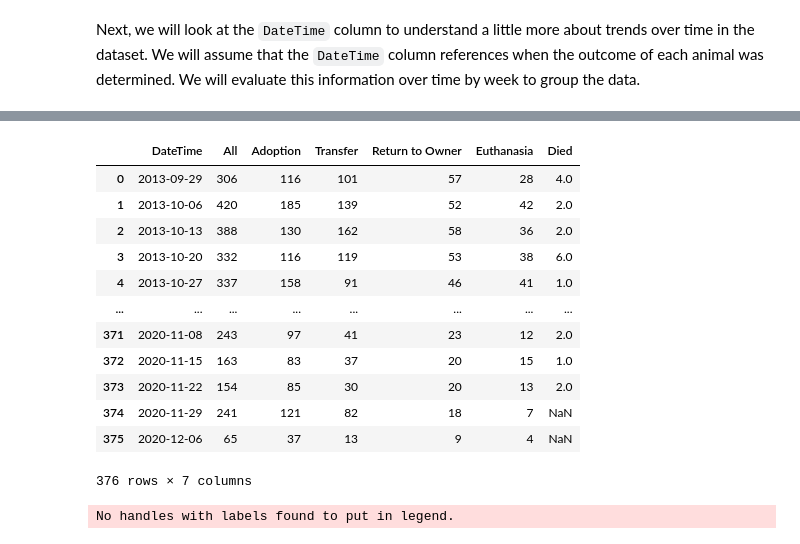
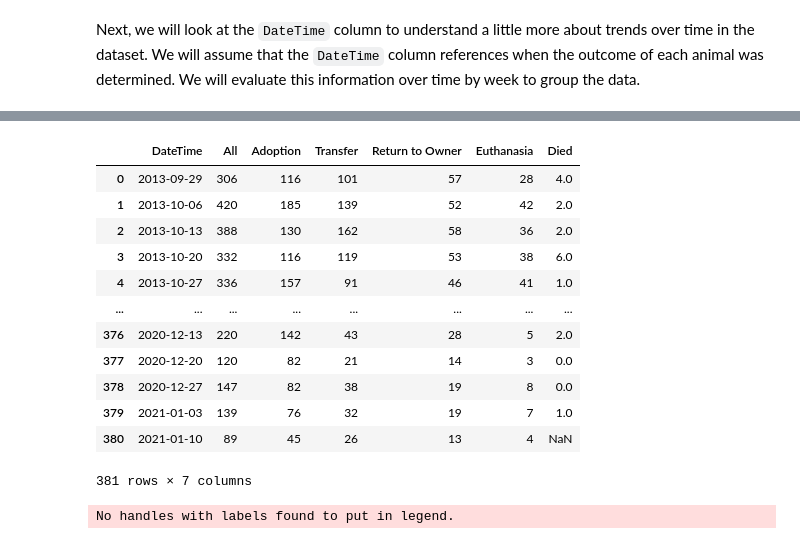
Before and after one commit to BZaldua/animal-shelter-AI, a Jupyter notebook: Shelter_Animal_Prediction_Models_unai.ipynb, the cells around one changed output, grey strips where cells are left out. Saved outputs shown, nothing was run; the diff lists cells and outputs as text; code cells hidden in the pictures.

```diff
--- a/Shelter_Animal_Prediction_Models_unai.ipynb
+++ b/Shelter_Animal_Prediction_Models_unai.ipynb
@@ -96,7 +108,8 @@ Done.
 Next, we load our data, which had already been separated into training and test data.
 # %%
 # Training and test dataframes, and its structure.
-df = pd.read_csv('./data/shelter_dataset.csv')
+out_df = pd.read_csv('./data/out_df.csv')
+#test_df = pd.read_csv('./data/test.csv')
 # %% [markdown]
 # Exporatory Data Analysis (EDA)
 First, we look if we have outliers of missing data for each feature.
@@ -190,5 +203,5 @@ def subtype(x):
     elif pd.isnull(x['OutcomeSubtype']) : return 'Other'
     else: return x['OutcomeSubtype']
 
-df['OutcomeSubtype'] = df.apply(subtype, axis=1)
+out_df['OutcomeSubtype'] = out_df.apply(subtype, axis=1)
 # %%
@@ -271,7 +284,7 @@ Examining the distribution of sexes per outcome illuminates the story better tha
 Next, we look into the Age Upon Outcome feature variable. We believed that it is important to make the ages variable continuous, as opposed to categorical, as the relationship of age is continuous in nature. The most logical unit to standardize ages is weeks. Most of the ages are given in weeks, months, or years, all of which easily transform to weeks. Several ages are given in days, but all are 6 days or fewer. We will standardize these as zero weeks so that they are on the same scale as the rest of the data.
 # %%
 # Map all AgeuponOutcome values to numbers. Mapped to weeks and rounded to the nearest week.
-df['AgeuponOutcome'] = df['AgeuponOutcome'].map({'1 week': 1, '1 weeks': 1, '2 weeks': 2, '3 weeks': 3,
+out_df['AgeuponOutcome'] = out_df['AgeuponOutcome'].map({'1 week': 1, '1 weeks': 1, '2 weeks': 2, '3 weeks': 3,
                                                              '4 weeks': 4, '5 weeks': 5, '1 month': 4, '2 months': 9,
                                                              '3 months': 13, '4 months': 17, '5 months': 21,
                                                              '6 months': 26, '7 months': 30, '8 months': 34,
@@ -338,32 +360,32 @@ Next, we will look at the `DateTime` column to understand a little more about tr
 # %%
 # Convert our DateTime column to the proper format and then group by week.
-df['DateTime'] = pd.to_datetime(df['DateTime']) - pd.to_timedelta(7, unit='d')
-df_time = df.groupby([pd.Grouper(key='DateTime', freq='W-SUN')]).size().reset_index().sort_values('DateTime')
-df_time.columns = ['DateTime', 'All']
+out_df['DateTime'] = pd.to_datetime(out_df['DateTime']) - pd.to_timedelta(7, unit='d')
+out_df_time = out_df.groupby([pd.Grouper(key='DateTime', freq='W-SUN')]).size().reset_index().sort_values('DateTime')
+out_df_time.columns = ['DateTime', 'All']
 
 # Filter for the specific outcome types so that we can later look at the differences by outcome type.
 headers = ['Adoption', 'Transfer', 'Return to Owner', 'Euthanasia', 'Died']
 for Outcome in headers:
-    df_outcome = df[df.OutcomeType == Outcome].groupby([pd.Grouper(key='DateTime', freq='W-SUN')]).size().reset_index().sort_values('DateTime')
-    df_time = pd.merge(df_time, df_outcome, on='DateTime', how='outer')
+    out_df_outcome = out_df[out_df.OutcomeType == Outcome].groupby([pd.Grouper(key='DateTime', freq='W-SUN')]).size().reset_index().sort_values('DateTime')
+    out_df_time = pd.merge(out_df_time, out_df_outcome, on='DateTime', how='outer')
 
 # Rename the columns to represent each outcome header.
-df_time.columns = ['DateTime', 'All', 'Adoption', 'Transfer', 'Return to Owner', 'Euthanasia', 'Died']
+out_df_time.columns = ['DateTime', 'All', 'Adoption', 'Transfer', 'Return to Owner', 'Euthanasia', 'Died']
 
-df_time
+out_df_time
 # %% [output]
 |  | DateTime | All | Adoption | Transfer | Return to Owner | Euthanasia | Died |
 | 0 | 2013-09-29 | 306 | 116 | 101 | 57 | 28 | 4.0 |
 | 1 | 2013-10-06 | 420 | 185 | 139 | 52 | 42 | 2.0 |
 | 2 | 2013-10-13 | 388 | 130 | 162 | 58 | 36 | 2.0 |
 | 3 | 2013-10-20 | 332 | 116 | 119 | 53 | 38 | 6.0 |
-| 4 | 2013-10-27 | 337 | 158 | 91 | 46 | 41 | 1.0 |
+| 4 | 2013-10-27 | 336 | 157 | 91 | 46 | 41 | 1.0 |
 | ... | ... | ... | ... | ... | ... | ... | ... |
-| 371 | 2020-11-08 | 243 | 97 | 41 | 23 | 12 | 2.0 |
-| 372 | 2020-11-15 | 163 | 83 | 37 | 20 | 15 | 1.0 |
-| 373 | 2020-11-22 | 154 | 85 | 30 | 20 | 13 | 2.0 |
-| 374 | 2020-11-29 | 241 | 121 | 82 | 18 | 7 | NaN |
-| 375 | 2020-12-06 | 65 | 37 | 13 | 9 | 4 | NaN |
+| 376 | 2020-12-13 | 220 | 142 | 43 | 28 | 5 | 2.0 |
+| 377 | 2020-12-20 | 120 | 82 | 21 | 14 | 3 | 0.0 |
+| 378 | 2020-12-27 | 147 | 82 | 38 | 19 | 8 | 0.0 |
+| 379 | 2021-01-03 | 139 | 76 | 32 | 19 | 7 | 1.0 |
+| 380 | 2021-01-10 | 89 | 45 | 26 | 13 | 4 | NaN |
-376 rows × 7 columns
+381 rows × 7 columns
 # %%
 fig, ax = plt.subplots(figsize=(20, 8))
```
Also changed, not shown: parts of 45 cells of this notebook.
